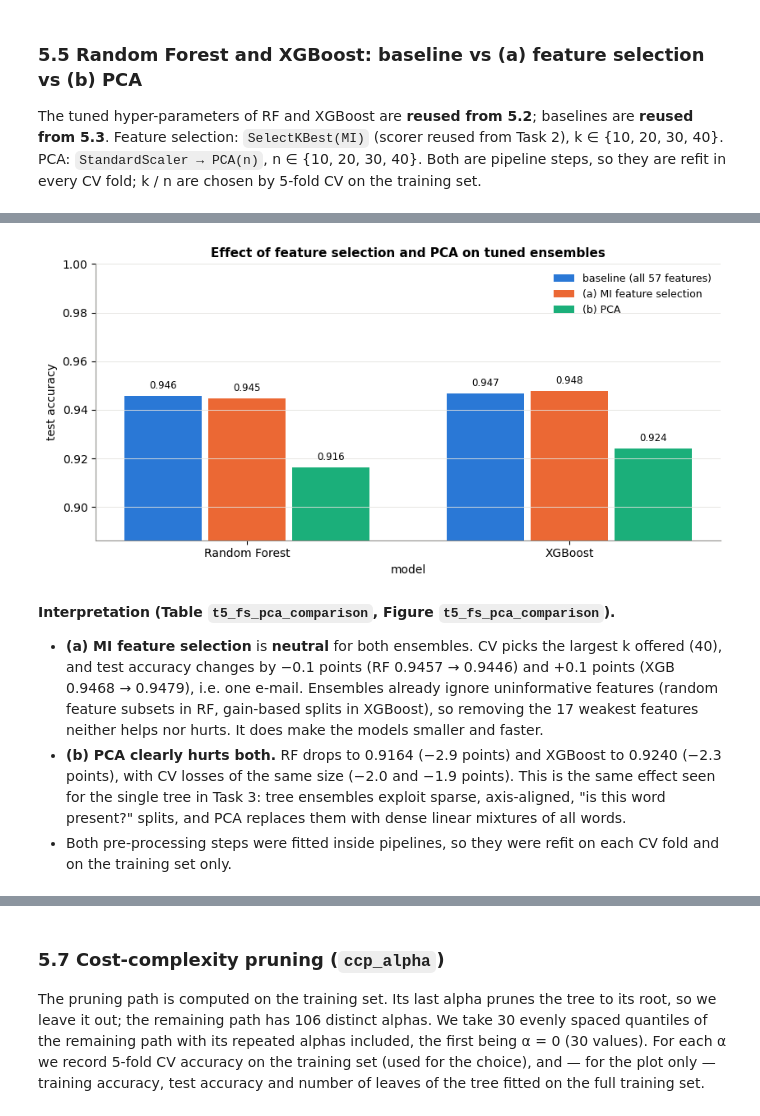
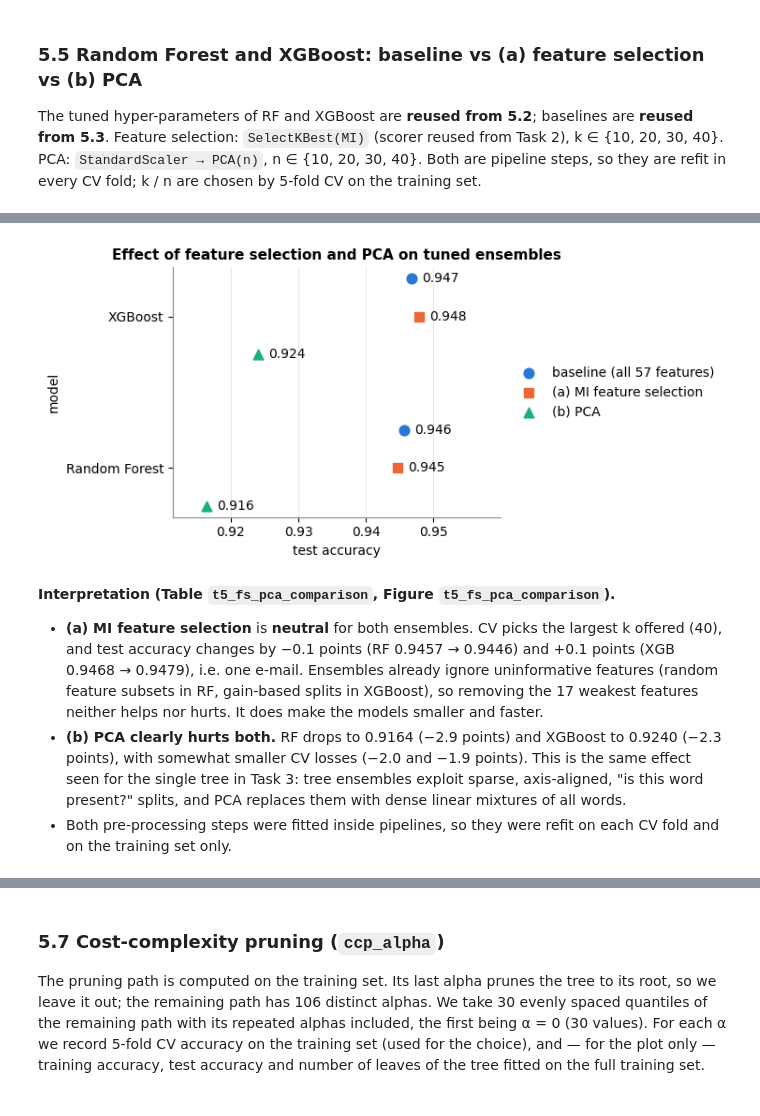
Before and after one commit to afel6/coe305-ml-project, a Jupyter notebook: notebook.ipynb, the cells around one changed output, grey strips where cells are left out. Cells and saved outputs as stored; diff of their text form; code cells hidden in the pictures.

```diff
--- a/notebook.ipynb
+++ b/notebook.ipynb
@@ -702,18 +706,18 @@ t3_load = save_table(pd.DataFrame(rows), "t3_pca_loadings")
 display(t3_load.pivot(index="rank", columns="component", values="feature"))
 display(t3_load.pivot(index="rank", columns="component", values="loading").round(3))
 
-fig, axes = plt.subplots(1, 2, figsize=(12, 4))
+fig, axes = plt.subplots(1, 2, figsize=(11, 4.6))
 comp = np.arange(1, len(evr) + 1)
 axes[0].bar(comp, evr, color=PALETTE[0], width=0.75)
 axes[0].set(xlabel="principal component", ylabel="explained variance ratio", title="Explained variance per component")
-axes[0].grid(axis="x", visible=False)
+axes[0].grid(axis="x", visible=False); axes[0].set_axisbelow(True)     # grid lines behind the bars
 axes[1].step(comp, cum, where="mid", color=PALETTE[0], label="cumulative explained variance")
 for thr, n, c in [(0.90, n90, PALETTE[1]), (0.95, n95, PALETTE[6])]:
     axes[1].axhline(thr, ls="--", lw=1.3, color=c, label=f"{thr:.0%} threshold → {n} components")
     axes[1].axvline(n, ls=":", lw=1.3, color=c)
 axes[1].set(xlabel="number of components", ylabel="cumulative explained variance", ylim=(0, 1.02),
             title="Cumulative explained variance")
-axes[1].legend(loc="lower center", bbox_to_anchor=(0.42, 0))
+axes[1].legend(loc="upper center", bbox_to_anchor=(0.5, -0.2))        # below the axes
 fig.tight_layout(); save_fig(fig, "t3_explained_variance"); plt.show()
 # %% [output]
 components for 90% variance: 43 | for 95%: 48 | PC1 alone: 0.118
@@ -910,19 +914,19 @@ for j, f in enumerate(SPEND):
     axes[1, j].hist(np.log1p(Xw[f]), bins=30, color=PALETTE[2], edgecolor="white", linewidth=0.5)
     axes[1, j].set(title=f"log1p({f})\nskew = {np.log1p(Xw[f]).skew():.2f}", xlabel="log1p(spend)")
     for i in range(2):
-        axes[i, j].grid(axis="x", visible=False)
+        axes[i, j].grid(axis="x", visible=False); axes[i, j].set_axisbelow(True)    # grid lines behind the bars
 axes[0, 0].set_ylabel("number of customers"); axes[1, 0].set_ylabel("number of customers")
 fig.suptitle("Wholesale spending distributions: raw (top) and log1p-transformed (bottom)", fontweight="bold", y=1.02)
 fig.tight_layout(); save_fig(fig, "t4_distributions"); plt.show()
 
 corr = Xw.corr()
 save_table(corr.reset_index().rename(columns={"index": "feature"}), "t4_correlation")
-fig, ax = plt.subplots(figsize=(6.5, 5.5))
+fig, ax = plt.subplots(figsize=(5.6, 4.8))
 im = ax.imshow(corr, cmap=DIV, vmin=-1, vmax=1)
 ax.set_xticks(range(6), SPEND, rotation=45, ha="right"); ax.set_yticks(range(6), SPEND)
 for i in range(6):
     for j in range(6):
-        ax.text(j, i, f"{corr.iloc[i, j]:.2f}", ha="center", va="center", fontsize=9, color="#0b0b0b")
+        ax.text(j, i, f"{corr.iloc[i, j]:.2f}".replace("-", "−"), ha="center", va="center", fontsize=10, color="#0b0b0b")
 ax.grid(False); ax.set_title("Pearson correlation of spending features")
 fig.colorbar(im, ax=ax, label="Pearson r", shrink=0.8)
 fig.tight_layout(); save_fig(fig, "t4_correlation"); plt.show()
@@ -1139,7 +1160,7 @@ prof.insert(0, "n_customers", np.bincount(labels))
 prof.insert(1, "share_%", (100 * np.bincount(labels) / len(labels)).round(1))
 prof["total_spend"] = Xw.sum(axis=1).groupby(labels).mean()
 prof.index.name = "cluster"
-t4_prof = save_table(prof.round(0).reset_index(), "t4_cluster_profiles")
+t4_prof = save_table(prof.round({c: 0 for c in SPEND + ["total_spend"]}).reset_index(), "t4_cluster_profiles")   # spend to whole m.u.
 display(t4_prof)
 med = Xw.groupby(labels).median(); med.index.name = "cluster"
 save_table(med.reset_index(), "t4_cluster_medians"); print("per-cluster medians:"); display(med.round(0))
@@ -1152,9 +1173,9 @@ ax.set_xticks(range(6), SPEND, rotation=30, ha="right")
 ax.set_yticks(range(CHOSEN_K), [f"cluster {c} (n={n})" for c, n in enumerate(np.bincount(labels))])
 for i in range(CHOSEN_K):
     for j, f in enumerate(SPEND):
-        ax.text(j, i, f"{prof.loc[i, f]:,.0f}", ha="center", va="center", fontsize=9, color="#0b0b0b")
+        ax.text(j, i, f"{prof.loc[i, f]:,.0f}", ha="center", va="center", fontsize=10, color="#0b0b0b")
 ax.grid(False)
-ax.set_title("Cluster profiles: colour = standardized mean (z), text = unscaled mean spend")
+ax.set_title("Cluster profiles: colour = standardized mean (z), text = unscaled mean spend (m.u.)")
 fig.colorbar(im, ax=ax, label="mean z-score", shrink=0.9)
 fig.tight_layout(); save_fig(fig, "t4_cluster_profile_heatmap"); plt.show()
 
@@ -1335,11 +1389,12 @@ AdaBoost: 6 settings, 24.1s — top 5 by CV accuracy
 The grids were not the same size: XGBoost 36 settings, Random Forest 12, Gradient Boosting 8, AdaBoost 6. A larger grid gives more chances of a lucky CV maximum, which could favour XGBoost. Using the CV scores already computed above (no new fits, no test data), we draw 2,000 random subsets of XGBoost's grid with each rival's budget and record XGBoost's best CV score in each.
 # %%
 rng = np.random.default_rng(SEED)
+N_DRAWS = 2000                                    # random subsets of the XGBoost grid per rival
 xs = t5_gs["XGBoost"].cv_results_["mean_test_score"]
 rows = []
 for rival in ["Random Forest", "Gradient Boosting", "AdaBoost"]:
     m = len(t5_gs[rival].cv_results_["mean_test_score"]); r = t5_gs[rival].best_score_
-    best_m = np.array([xs[rng.choice(len(xs), m, replace=False)].max() for _ in range(2000)])
+    best_m = np.array([xs[rng.choice(len(xs), m, replace=False)].max() for _ in range(N_DRAWS)])
     rows.append({"rival": rival, "budget_settings": m, "rival_best_cv": r, "xgb_best_cv_full_grid": xs.max(),
                  "xgb_best_cv_median_at_budget": np.median(best_m), "xgb_best_cv_5th_pct_at_budget": np.percentile(best_m, 5),
                  "share_xgb_ahead_at_budget": (best_m > r).mean()})
@@ -1477,44 +1532,44 @@ The tuned hyper-parameters of RF and XGBoost are **reused from 5.2**; baselines
 # %%
 rows = []
 for name in ["Random Forest", "XGBoost"]:
     gsb = t5_gs[name]; clf = clone(gsb.best_estimator_)
     rows.append({"model": name, "variant": "baseline (all 57 features)", "setting": "-", "cv_mean_acc": gsb.best_score_,
                  **clf_metrics(y_test, gsb.predict(X_test))})
     for variant, pipe, grid in [
         ("(a) MI feature selection", Pipeline([("fs", SelectKBest(mi_score)), ("clf", clone(clf))]), {"fs__k": [10, 20, 30, 40]}),
         ("(b) PCA", Pipeline([("sc", StandardScaler()), ("pca", PCA(random_state=SEED)), ("clf", clone(clf))]), {"pca__n_components": [10, 20, 30, 40]})]:
         g = GridSearchCV(pipe, grid, cv=skf(5), scoring="accuracy", n_jobs=N_JOBS).fit(X_train, y_train)
         rows.append({"model": name, "variant": variant, "setting": str(g.best_params_), "cv_mean_acc": g.best_score_,
                      **clf_metrics(y_test, g.predict(X_test))})
 t5_fp = save_table(pd.DataFrame(rows), "t5_fs_pca_comparison")
 display(t5_fp.round(4))
 
-fig, ax = plt.subplots(figsize=(8.5, 4.3))
-variants_ = t5_fp.variant.unique(); w = 0.26
-for i, v in enumerate(variants_):
-    d = t5_fp[t5_fp.variant == v]
-    xs = np.arange(2) + (i - 1) * w
-    bars = ax.bar(xs, d.accuracy, width=w - 0.02, color=PALETTE[i], label=v)
-    for xx, val in zip(xs, d.accuracy):
-        ax.text(xx, val + 0.002, f"{val:.3f}", ha="center", va="bottom", fontsize=8.5)
-ax.set_xticks(range(2), ["Random Forest", "XGBoost"])
-lo = t5_fp.accuracy.min() - 0.03
-ax.set(ylim=(lo, 1.0), ylabel="test accuracy", xlabel="model", title="Effect of feature selection and PCA on tuned ensembles")
-ax.grid(axis="x", visible=False); ax.legend(loc="upper right", fontsize=9)
+fig, ax = plt.subplots(figsize=(7.5, 3.6))             # dots, not bars: the accuracy axis need not start at 0
+models_ = ["Random Forest", "XGBoost"]
+for i, v in enumerate(t5_fp.variant.unique()):
+    d = t5_fp[t5_fp.variant == v].set_index("model").loc[models_]
+    ys = np.arange(len(models_)) + (1 - i) * 0.25        # one row per model, its three variants stacked in it
+    ax.scatter(d.accuracy, ys, s=60, marker=["o", "s", "^"][i], color=PALETTE[i], zorder=3, label=v)
+    for xx, yy in zip(d.accuracy, ys):
+        ax.annotate(f"{xx:.3f}", (xx, yy), textcoords="offset points", xytext=(8, 0), va="center", fontsize=10)
+ax.set_yticks(range(len(models_)), models_)
+ax.set_xlim(t5_fp.accuracy.min() - 0.005, t5_fp.accuracy.max() + 0.012)   # room for the value labels
+ax.set(xlabel="test accuracy", ylabel="model", title="Effect of feature selection and PCA on tuned ensembles")
+ax.grid(axis="y", visible=False); ax.legend(loc="center left", bbox_to_anchor=(1.01, 0.5), fontsize=10)   # outside, right
 fig.tight_layout(); save_fig(fig, "t5_fs_pca_comparison"); plt.show()
 # %% [output]
 |  | model | variant | setting | cv_mean_acc | accuracy | precision | recall | f1 |
 | 0 | Random Forest | baseline (all 57 features) | - | 0.9527 | 0.9457 | 0.9510 | 0.9091 | 0.9296 |
 | 1 | Random Forest | (a) MI feature selection | {'fs__k': 40} | 0.9514 | 0.9446 | 0.9457 | 0.9118 | 0.9285 |
 | 2 | Random Forest | (b) PCA | {'pca__n_components': 40} | 0.9323 | 0.9164 | 0.9062 | 0.8788 | 0.8923 |
 | 3 | XGBoost | baseline (all 57 features) | - | 0.9576 | 0.9468 | 0.9337 | 0.9311 | 0.9324 |
 | 4 | XGBoost | (a) MI feature selection | {'fs__k': 40} | 0.9549 | 0.9479 | 0.9387 | 0.9284 | 0.9335 |
 | 5 | XGBoost | (b) PCA | {'pca__n_components': 30} | 0.9383 | 0.9240 | 0.9058 | 0.9008 | 0.9033 |
-[figure, old version]
+[figure, new version]
 # %% [markdown]
 **Interpretation (Table `t5_fs_pca_comparison`, Figure `t5_fs_pca_comparison`).**
 * **(a) MI feature selection** is **neutral** for both ensembles. CV picks the largest k offered (40), and test accuracy changes by −0.1 points (RF 0.9457 → 0.9446) and +0.1 points (XGB 0.9468 → 0.9479), i.e. one e-mail. Ensembles already ignore uninformative features (random feature subsets in RF, gain-based splits in XGBoost), so removing the 17 weakest features neither helps nor hurts. It does make the models smaller and faster.
-* **(b) PCA clearly hurts both.** RF drops to 0.9164 (−2.9 points) and XGBoost to 0.9240 (−2.3 points), with CV losses of the same size (−2.0 and −1.9 points). This is the same effect seen for the single tree in Task 3: tree ensembles exploit sparse, axis-aligned, "is this word present?" splits, and PCA replaces them with dense linear mixtures of all words.
+* **(b) PCA clearly hurts both.** RF drops to 0.9164 (−2.9 points) and XGBoost to 0.9240 (−2.3 points), with somewhat smaller CV losses (−2.0 and −1.9 points). This is the same effect seen for the single tree in Task 3: tree ensembles exploit sparse, axis-aligned, "is this word present?" splits, and PCA replaces them with dense linear mixtures of all words.
 * Both pre-processing steps were fitted inside pipelines, so they were refit on each CV fold and on the training set only.
 # %% [markdown]
 ### 5.6 Why the models differ
```
Also changed, not shown: parts of 99 cells of this notebook, 52 other files.
